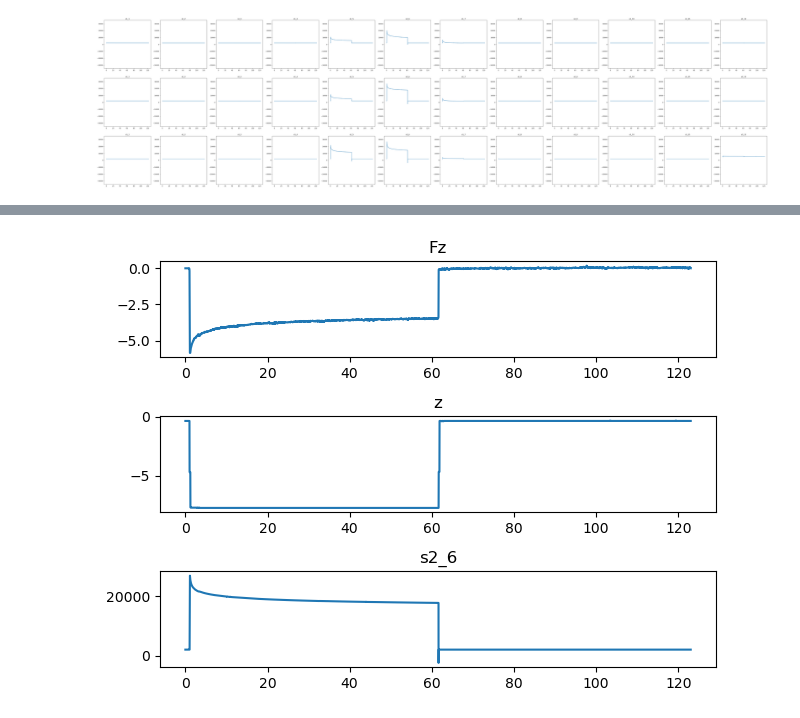
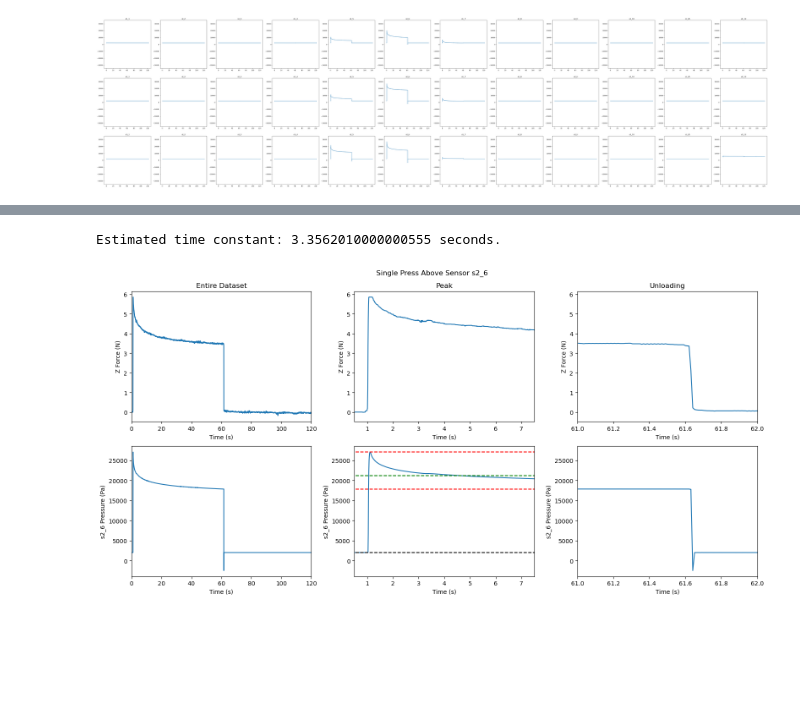
Before and after one commit to saloutos/mmiba_data_analysis, a Jupyter notebook: process_single_press.ipynb, the cells around one changed output, grey strips where cells are left out. Drawn from its saved outputs; the diff is of its cells as text; code cells hidden in the pictures; blank space fills up the shorter version.

Commit message:
making progress on looking through data

```diff
--- a/process_single_press.ipynb
+++ b/process_single_press.ipynb
@@ -95,17 +89,59 @@ Key length:  51
-# %%
-# PLOT FOR S2_6, DIRECTLY UNDER STIMULUS
-
-# start with generic plot
-plot_single_sensor_data(data, key, "s2_6")
-
-# fit time-constant to pressure response?
-
-# zoom into unloading phase behavior
-
-# plot 3x3 grid around s2_6
-
-# plot all 9 on same plot, trimming time to just first 30ish seconds
-# label based on distance from s2_6?
-# 3 plots, 1 per row, with data from 3 sensors on each?
-# %% [output]
-[figure, removed]
+# %%
+# PLOT FOR S2_6, DIRECTLY UNDER STIMULUS
+
+# fitting exponential time constant to peak decay
+max_pressure = np.max(data[:, key["s2_6"]])
+max_pressure_idx = np.argmax(data[:, key["s2_6"]])
+max_pressure_time = data[max_pressure_idx, key["time"]]
+stable_pressure = np.mean(data[(data[:, key["time"]] > 60.0) & (data[:, key["time"]] < 61.0), key["s2_6"]])
+one_tc_pressure = stable_pressure + (1.0-0.632)*(max_pressure - stable_pressure)
+one_tc_pressure_idx = np.argmin(np.abs(data[:, key["s2_6"]] - one_tc_pressure))
+time_const_est = data[one_tc_pressure_idx, key["time"]] - max_pressure_time
+print("Estimated time constant: "+str(time_const_est)+" seconds.")
+
+fig, ax = plt.subplots(2,3, figsize=(16,8))
+sensor_to_plot = "s2_6"
+
+# start with generic plot
+ax[0,0].plot(data[:, key["time"]], -1.0*data[:, key["Fz"]])
+ax[0,0].set_xlim(0.0, 120.0)
+ax[0,0].set_title("Entire Dataset")
+ax[0,0].set_ylabel("Z Force (N)")
+ax[0,0].set_xlabel("Time (s)")
+ax[1,0].plot(data[:, key["time"]], data[:, key[sensor_to_plot]])
+ax[1,0].set_xlim(0.0, 120.0)
+ax[1,0].set_ylabel(sensor_to_plot+" Pressure (Pa)")
+ax[1,0].set_xlabel("Time (s)")
+
+# zoom into force peak
+ax[0,1].plot(data[:, key["time"]], -1.0*data[:, key["Fz"]])
+ax[0,1].set_title("Peak")
+ax[0,1].set_xlim(0.5, 7.5)
+ax[0,1].set_ylabel("Z Force (N)")
+ax[0,1].set_xlabel("Time (s)")
+ax[1,1].plot(data[:, key["time"]], data[:, key[sensor_to_plot]])
+ax[1,1].hlines([27020, 17800], 0.0, 120.0, color='r', linestyle='--')
+ax[1,1].hlines([one_tc_pressure], 0.0, 120.0, color='g', linestyle='--')
+ax[1,1].hlines([2000], 0.0, 120.0, color='k', linestyle='--')
+ax[1,1].set_xlim(0.5, 7.5)
+ax[1,1].set_ylabel(sensor_to_plot+" Pressure (Pa)")
+ax[1,1].set_xlabel("Time (s)")
+
+# zoom into unloading
+ax[0,2].plot(data[:, key["time"]], -1.0*data[:, key["Fz"]], label="Fz")
+ax[0,2].set_title("Unloading")
+ax[0,2].set_xlim(61.0, 62.0)
+ax[0,2].set_ylabel("Z Force (N)")
+ax[0,2].set_xlabel("Time (s)")
+ax[1,2].plot(data[:, key["time"]], data[:, key[sensor_to_plot]])
+ax[1,2].set_xlim(61.0, 62.0)
+ax[1,2].set_ylabel(sensor_to_plot+" Pressure (Pa)")
+ax[1,2].set_xlabel("Time (s)")
+
+fig.suptitle("Single Press Above Sensor "+sensor_to_plot)
+
+plt.tight_layout()
+plt.show()
+# %% [output]
+Estimated time constant: 3.3562010000000555 seconds.
+[figure, added]
```
Also changed, not shown: parts of 4 cells of this notebook, 1 other file.
